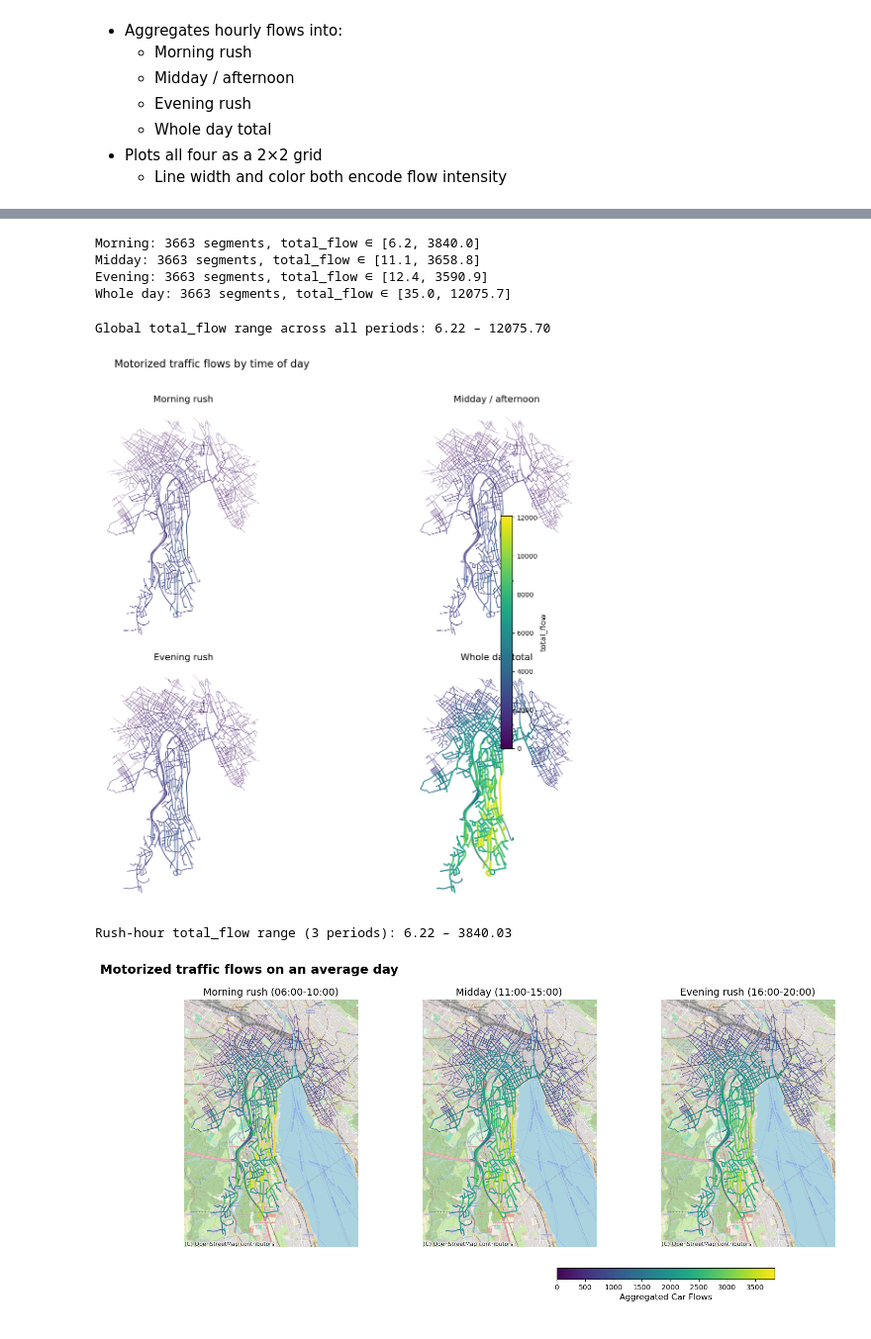
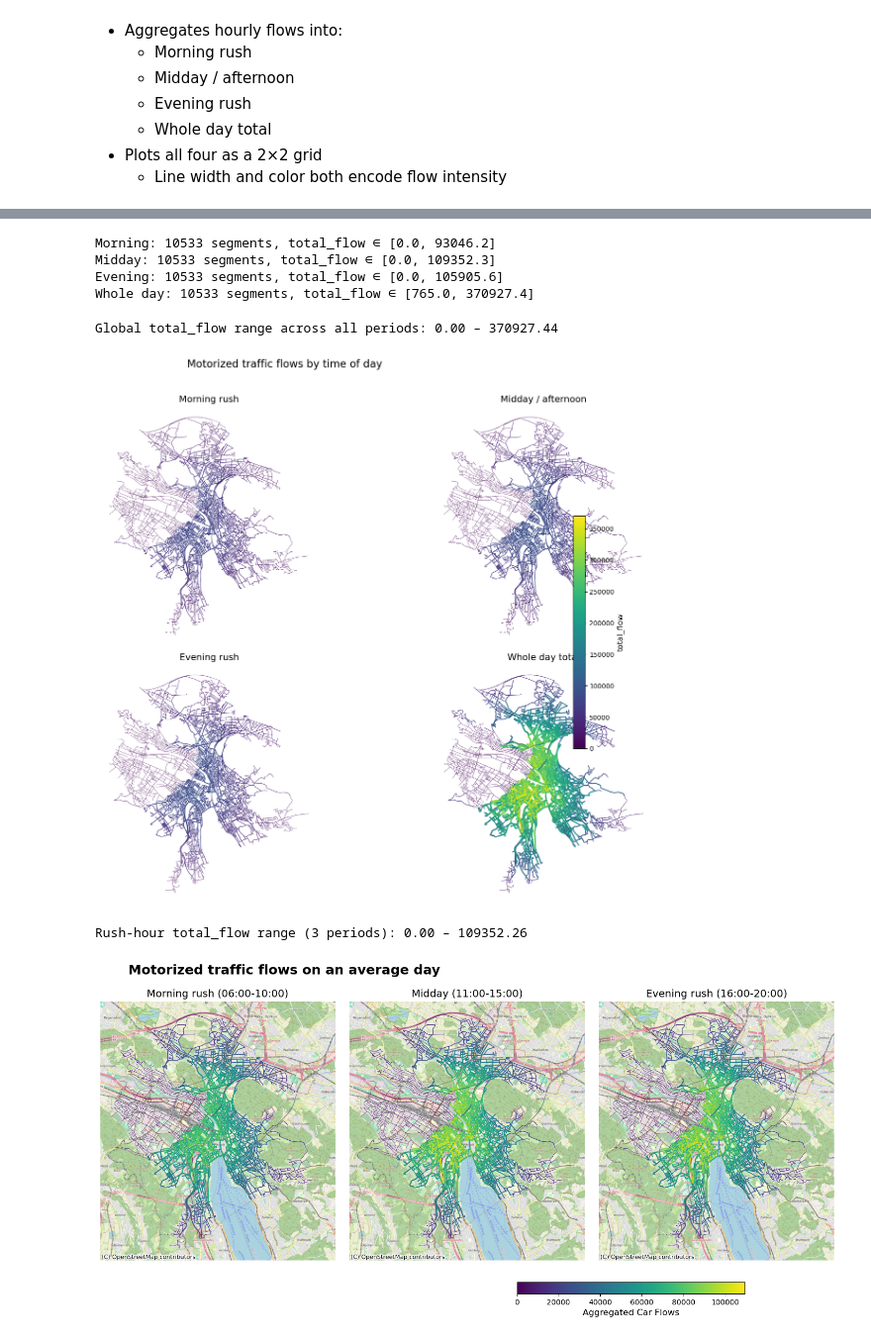
Before and after one commit to fcampell/DWDL, a Jupyter notebook: notebooks/plots_mororized_traffic.ipynb, the cells around one changed output, grey strips where cells are left out. Shown at 99% size. Cells and saved outputs as stored; diff of their text form; code cells hidden in the pictures.

```diff
--- a/notebooks/plots_mororized_traffic.ipynb
+++ b/notebooks/plots_mororized_traffic.ipynb
@@ -22,9 +22,7 @@ import matplotlib as mpl
 # Paths
 # ------------------------------------------------------------
 GEO_PARQUET_PATH = (
-    "/Users/fadricampell/Documents/HSLU/Modules/DWDL/DWDL/"
-    "AWS/containers/local_bucket/gold/motorized_traffic/2025/"
-    "2025_motorized_traffic_complete_full.parquet"
+    "/Users/fadricampell/Documents/HSLU/Modules/DWDL/DWDL/AWS/containers/local_bucket/gold/motorized_traffic/2025_new/V2_motorized_traffic_complete_full.parquet"
 )
 
 # ------------------------------------------------------------
@@ -175,10 +173,10 @@ for label, gdf_agg in [
         f"{FLOW_COL} ∈ [{gdf_agg[FLOW_COL].min():.1f}, {gdf_agg[FLOW_COL].max():.1f}]"
     )
 # %% [output]
-Morning: 3663 segments, total_flow ∈ [6.2, 3840.0]
-Midday: 3663 segments, total_flow ∈ [11.1, 3658.8]
-Evening: 3663 segments, total_flow ∈ [12.4, 3590.9]
-Whole day: 3663 segments, total_flow ∈ [35.0, 12075.7]
+Morning: 10533 segments, total_flow ∈ [0.0, 93046.2]
+Midday: 10533 segments, total_flow ∈ [0.0, 109352.3]
+Evening: 10533 segments, total_flow ∈ [0.0, 105905.6]
+Whole day: 10533 segments, total_flow ∈ [765.0, 370927.4]
 # %%
 all_flows = pd.concat([
     gdf_morning[FLOW_COL],
@@ -198,7 +196,7 @@ cmap = plt.cm.viridis
 BASE_LW = 0.2      # minimum linewidth
 MAX_EXTRA_LW = 3.0  # added for max flow
 # %% [output]
-Global total_flow range across all periods: 6.22 – 12075.70
+Global total_flow range across all periods: 0.00 – 370927.44
 # %%
 fig, axes = plt.subplots(2, 2, figsize=(16, 12))
 
@@ -242,7 +240,7 @@ plt.suptitle("Motorized traffic flows by time of day", fontsize=16)
 plt.tight_layout(rect=[0, 0, 1, 0.96])
 plt.show()
 # %% [output]
-[figure, old version]
+[figure, new version]
 # %%
 # Recompute scaling ONLY from the three aggregated rush-hour GeoDataFrames
 
@@ -265,7 +263,7 @@ cmap_3 = plt.cm.viridis
 BASE_LW_3 = 0.2       # minimum linewidth
 MAX_EXTRA_LW_3 = 2.0  # extra linewidth at max flow
 # %% [output]
-Rush-hour total_flow range (3 periods): 6.22 – 3840.03
+Rush-hour total_flow range (3 periods): 0.00 – 109352.26
 # %%
 import contextily as ctx
 import matplotlib as mpl
@@ -314,32 +312,32 @@ for ax, (title, gdf_agg) in zip(axes.flat, periods_3857):
 sm = mpl.cm.ScalarMappable(norm=norm_3, cmap=cmap_3)
 sm.set_array([])
 
 cbar = fig.colorbar(
     sm,
     ax=axes.ravel().tolist(),
     orientation="horizontal",
     fraction=0.04,
     pad=0.08,
 )
 cbar.set_label("Aggregated Car Flows", fontsize=12)
 
 # Tighter spacing between maps
 plt.subplots_adjust(
     left=0.03,
     right=0.7,
     top=0.90,
     bottom=0.2,
     wspace=0.02,
 )
 
 plt.suptitle(
     "Motorized traffic flows on an average day",
     fontsize=18,
     fontweight="bold",
     y=1,
-    x=0.12
+    x=0.2
 )
 
 plt.show()
 # %% [output]
-[figure, old version]
+[figure, new version]
```
Also changed, not shown: parts of 1 cell of this notebook, 12 other files.
